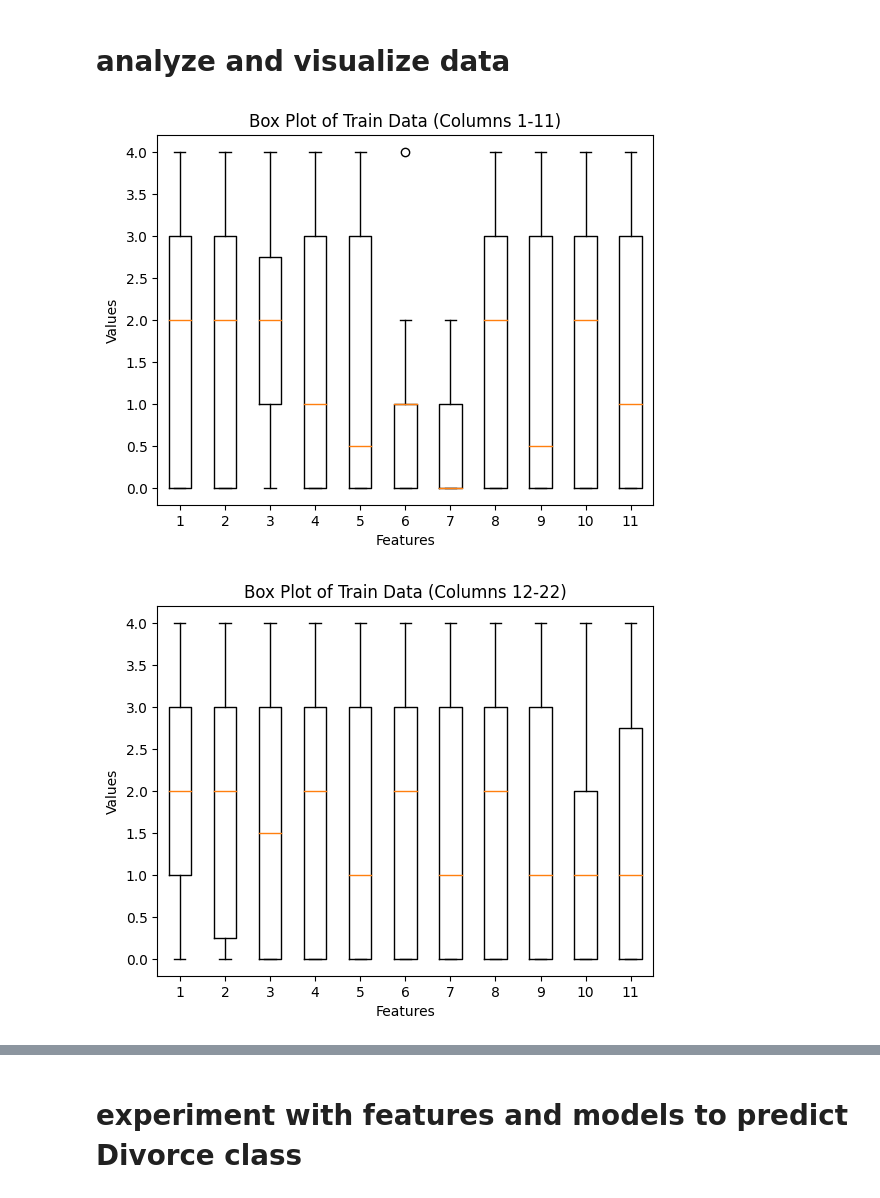
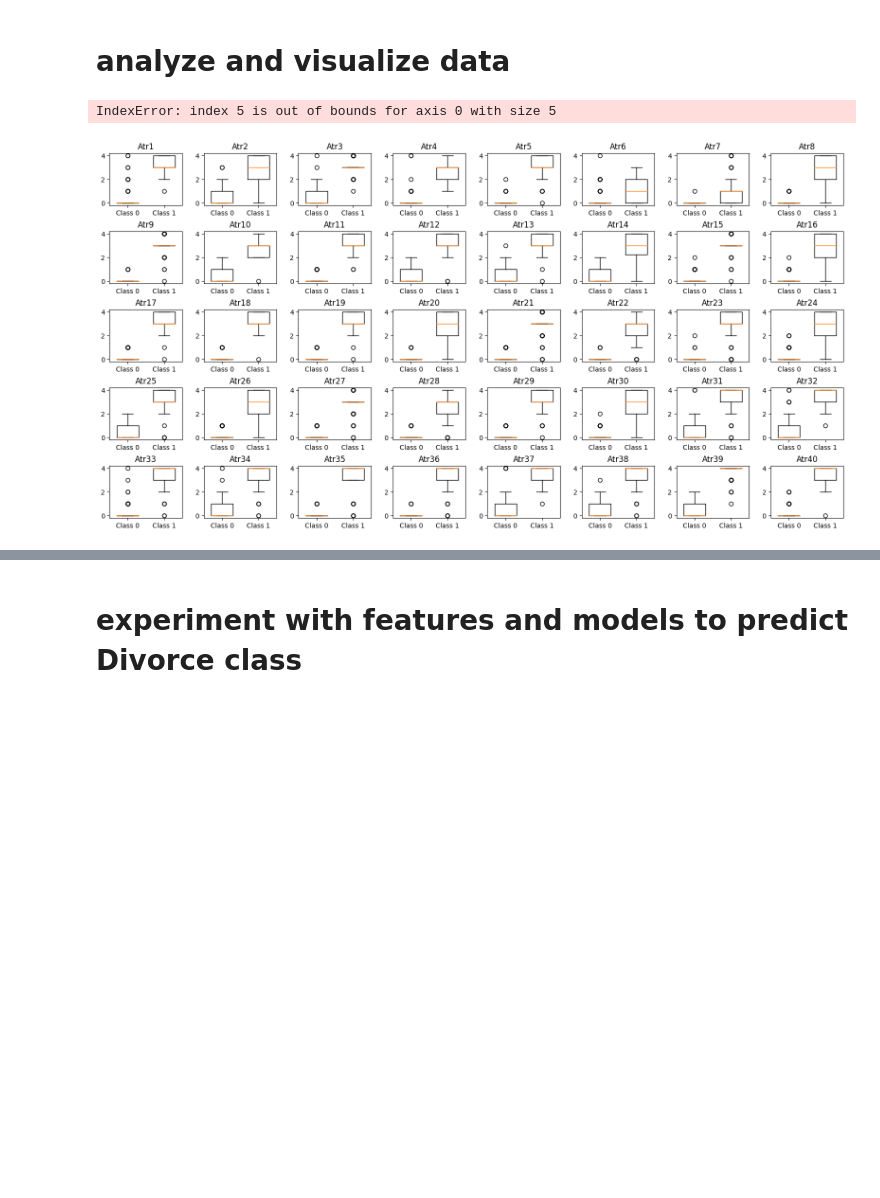
Before and after one commit to PatRakowicz/College-CS, a Jupyter notebook: CS-303/HW10/Homework_10-Divorce.ipynb, the cells around one changed output, grey strips where cells are left out. Saved outputs shown, nothing was run; the diff lists cells and outputs as text; code cells hidden in the pictures; blank space fills up the shorter version.

```diff
--- a/CS-303/HW10/Homework_10-Divorce.ipynb
+++ b/CS-303/HW10/Homework_10-Divorce.ipynb
@@ -13,6 +14,6 @@ from sklearn.metrics import accuracy_score
 # %% [markdown]
 # read in training data
 # %%
-train_data = pd.read_csv('test.csv')
+train_data = pd.read_csv('train.csv')
 print(train_data)
 # %% [output]
@@ -36,19 +37,23 @@ print(train_data)
 # %% [markdown]
 # analyze and visualize data
 # %%
-# Split the data into chunks of 10 columns
-chunks = [train_data.iloc[:, i:i+11] for i in range(0, len(train_data.columns), 11)]
+# Define features and target
+features = train_data.drop(columns=["Class"])
+target = train_data["Class"]
 
-# Generate a box plot for each chunk using pyplot
-for i, chunk in enumerate(chunks):
-    plt.figure()
-    plt.boxplot(chunk.values)
-    plt.xlabel('Features')
-    plt.ylabel('Values')
-    plt.title(f'Box Plot of Train Data (Columns {i*11+1}-{i*11+11})')
-
-# Display the plots
+# Visualize each feature using boxplot
+num_rows = 5
+num_cols = 8  # Set the number of boxplots per row to 8
+fig, axes = plt.subplots(num_rows, num_cols, figsize=(20,10))
+fig.subplots_adjust(hspace=0.5, wspace=0.3) # Adjust the space between subplots
+for i, col in enumerate(features.columns):
+    row_idx = i // num_cols
+    col_idx = i % num_cols
+    ax = axes[row_idx][col_idx]
+    ax.boxplot([train_data[col][target==0], train_data[col][target==1]], widths=0.6) # Set the width of the box plot
+    ax.set_xticklabels(["Class 0", "Class 1"])
+    ax.set_title(col)
 plt.show()
 # %% [output]
+IndexError: index 5 is out of bounds for axis 0 with size 5
-[figure, old version]
+[figure, new version]
-[figure, removed]
```
Also changed, not shown: parts of 9 cells of this notebook, 1 other file.
